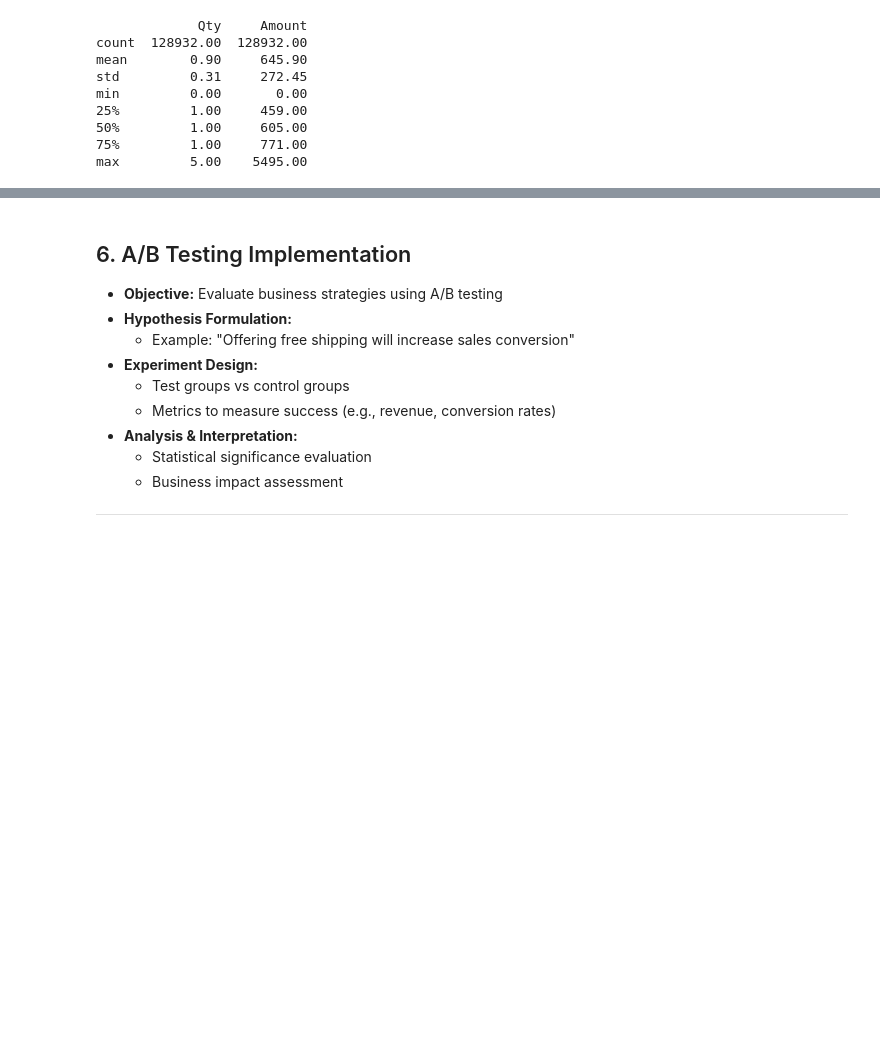
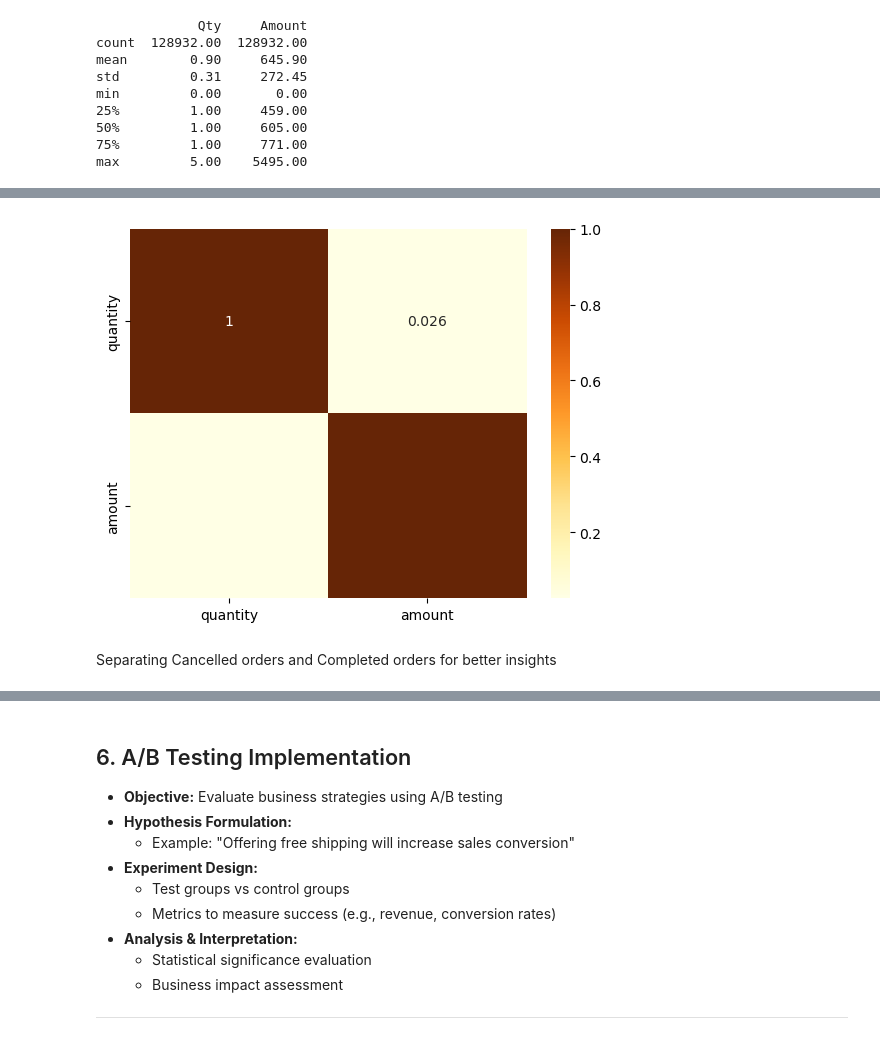
Before and after one commit to subhashisrath/Amazon_Sales_Analysis, a Jupyter notebook: notebooks/Amazon_salesdata_Analysis.ipynb, the cells around one changed output, grey strips where cells are left out. Cells and saved outputs as stored; diff of their text form; code cells hidden in the pictures; blank space fills up the shorter version.

Commit message:
Updated some steps and gathered some insights

```diff
--- a/notebooks/Amazon_salesdata_Analysis.ipynb
+++ b/notebooks/Amazon_salesdata_Analysis.ipynb
@@ -703,0 +728,9 @@ amazon_df_cleaned.to_csv('F:\Amazon_Sales_Analysis\data\processsed', index=False
+# %%
+numeric_df = amazon_df_analysis.select_dtypes(include = ['number'])
+
+sns.heatmap(numeric_df.corr(), annot= True , cmap ="YlOrBr")
+plt.show()
+# %% [output]
+[figure, added]
+# %% [markdown]
+Separating Cancelled orders and Completed orders for better insights
```
Also changed, not shown: parts of 55 cells of this notebook, 1 other file.
